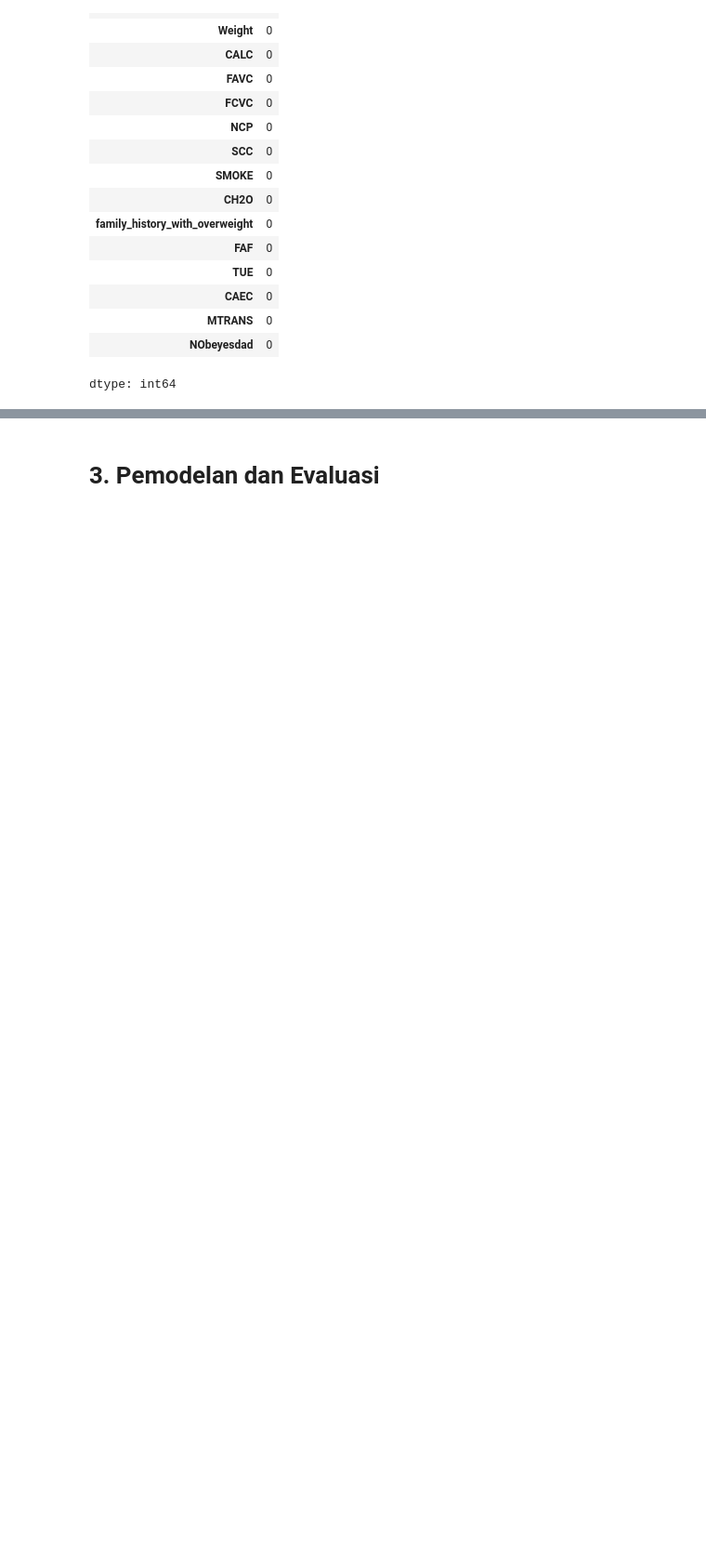
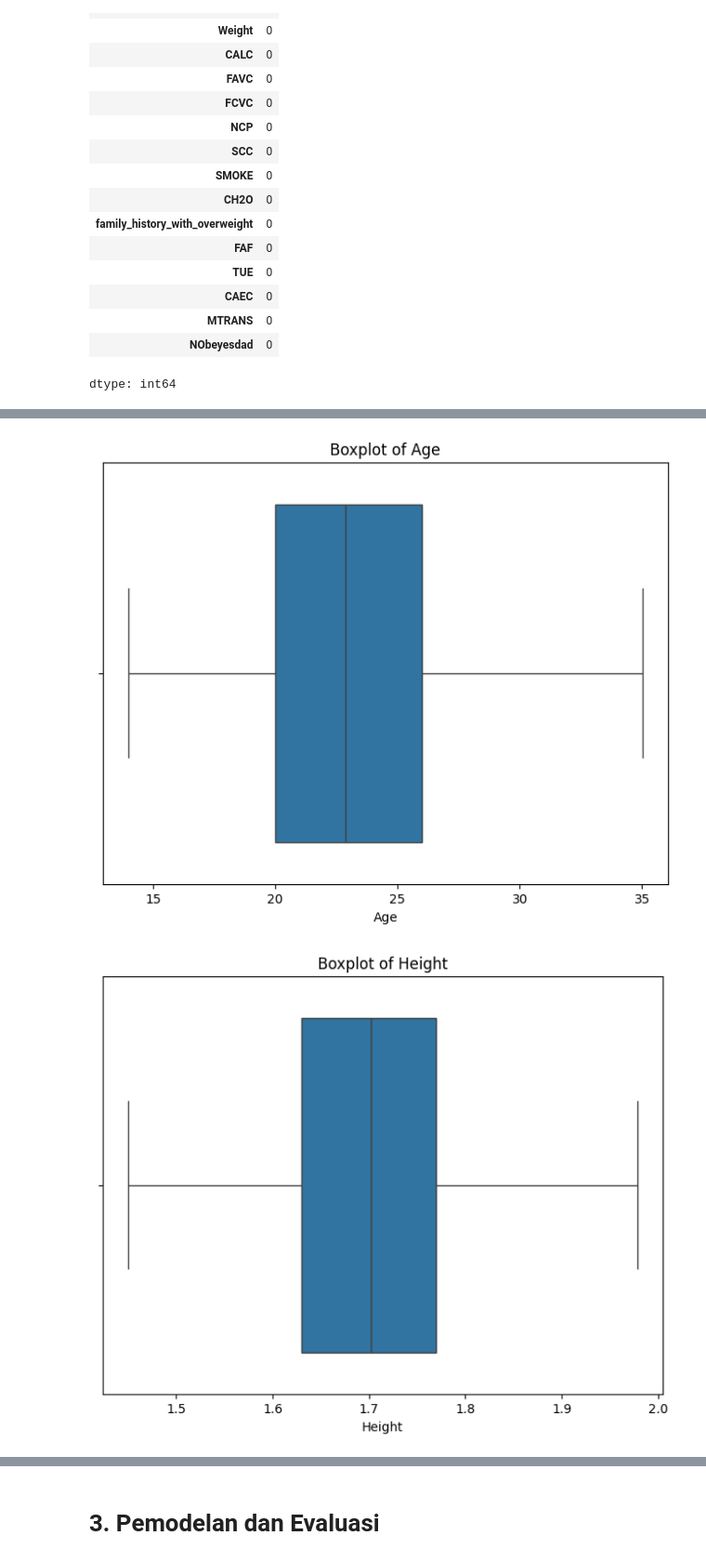
Before and after one commit to kenleytaniar/Data_science, a Jupyter notebook: capstone_bengkod.ipynb, the cells around one changed output, grey strips where cells are left out. Shown at 93% size. Drawn from its saved outputs; the diff is of its cells as text; code cells hidden in the pictures; blank space fills up the shorter version.

```diff
--- a/capstone_bengkod.ipynb
+++ b/capstone_bengkod.ipynb
@@ -244,5 +221,13 @@ dtype: int64
-# %%
-df_clean.dropna(inplace=True)
+# %%
+from sklearn.impute import SimpleImputer
+
+#imputasi data numerik
+imputer = SimpleImputer(strategy='mean')
+df_clean[num_cols] = imputer.fit_transform(df_clean[num_cols])
+
+#imputasi data kate
+imputer = SimpleImputer(strategy='most_frequent')
+df_clean[cat_cols] = imputer.fit_transform(df_clean[cat_cols])
 # %%
 df_clean.isnull().sum()
 # %% [output]
@@ -288,18 +273,20 @@ memory usage: 254.7+ KB
 # %%
-#hapus outlier dan duplicate
-df_clean = df_clean.drop_duplicates()
+#mengatasi outlier
+for col in num_cols:
+    Q1 = df_clean[col].quantile(0.25)
+    Q3 = df_clean[col].quantile(0.75)
+    IQR = Q3 - Q1
+    lower = Q1 - 1.5 * IQR
+    upper = Q3 + 1.5 * IQR
+    df_clean[col] = np.where(df_clean[col] < lower, lower, df_clean[col])
+    df_clean[col] = np.where(df_clean[col] > upper, upper, df_clean[col])
 
-def remove_outliers(df, cols):
-    df_out = df.copy()
-    for col in cols:
-        Q1 = df_out[col].quantile(0.25)
-        Q3 = df_out[col].quantile(0.75)
-        IQR = Q3 - Q1
-        lower = Q1 - 1.5 * IQR
-        upper = Q3 + 1.5 * IQR
-        df_out = df_out[(df_out[col] >= lower) & (df_out[col] <= upper)]
-    return df_out
-
-numeric_cols = ['Age', 'Height', 'Weight']
-
-df_clean = remove_outliers(df_clean, numeric_cols)
+#visual
+for col in num_cols:
+    plt.figure(figsize=(8, 6))
+    sns.boxplot(x=df_clean[col])
+    plt.title(f'Boxplot of {col}')
+    plt.show()
+# %% [output]
+[figure, added]
+[figure, added]
```
Also changed, not shown: parts of 21 cells of this notebook.
